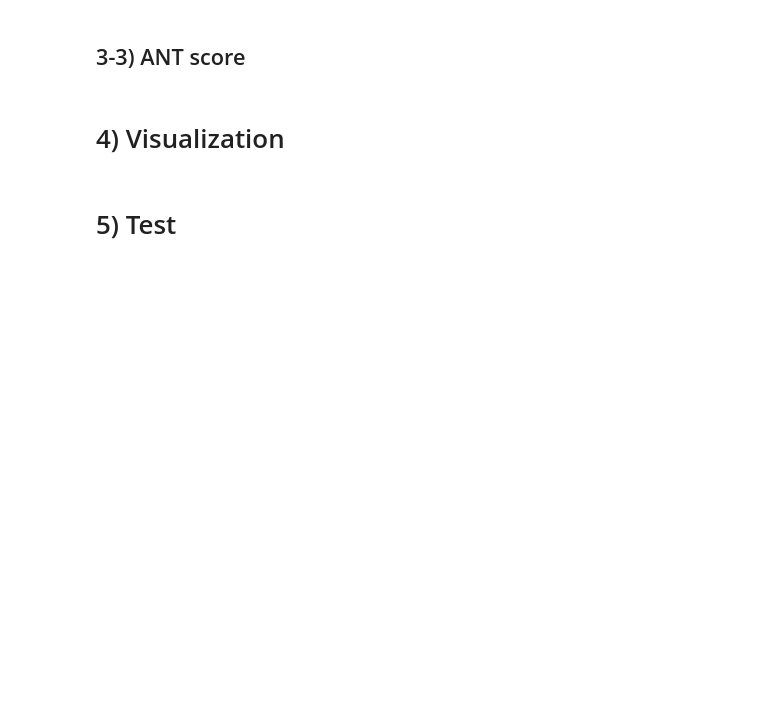
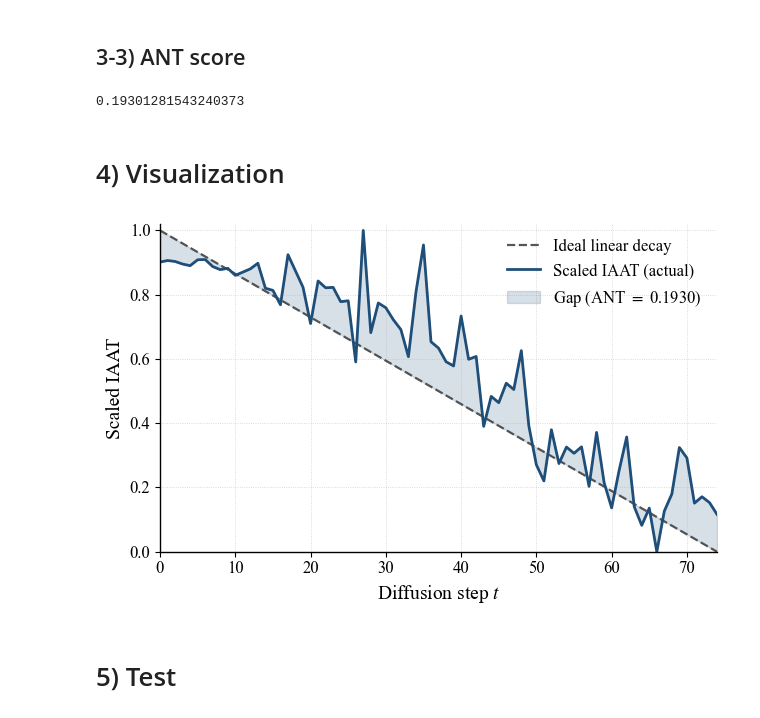
Before and after one commit to JUHWANKIM-ai/QuantDiffusion, a Jupyter notebook: ANT_score.ipynb, the cells around one changed output. Cells and saved outputs as stored; diff of their text form; code cells hidden in the pictures; blank space fills up the shorter version.

```diff
--- a/ANT_score.ipynb
+++ b/ANT_score.ipynb
@@ -37,10 +37,10 @@ print(f"시계열 길이: {len(TS[0])}")
 # 2) Define scheduler
 # %%
 scheduler = 'cosine'
-T = 500
-tau = 2.5
+T = 75
+tau = 1.5
 # %%
-betas = return_betas(scheduler, tau, T, beta_0 = 0.0001, beta_T = 0.5)
+betas = return_betas(scheduler, tau, T, beta_0 = 1e-5, beta_T = 0.5)
 # %% [markdown]
 # 3) ANT score
 # %% [markdown]
@@ -76,5 +82,7 @@ IAAT, scaled_IAAT = get_mIAAT_list(TS_acf, np.var(TS, axis=1))
 # %%
 ANT_score = calculate_ANT_score(IAAT, scaled_IAAT)
 ANT_score
+# %% [output]
+0.19301281543240373
 # %% [markdown]
 # 4) Visualization
@@ -93,3 +89,52 @@ plt.show()
+# %%
+import matplotlib as mpl
+
+mpl.rcParams.update({
+    'font.family': 'serif',
+    'font.serif': ['Times New Roman', 'DejaVu Serif'],
+    'mathtext.fontset': 'stix',
+    'font.size': 13,
+    'axes.labelsize': 14,
+    'axes.titlesize': 15,
+    'legend.fontsize': 12,
+    'xtick.labelsize': 12,
+    'ytick.labelsize': 12,
+    'axes.linewidth': 1.0,
+    'pdf.fonttype': 42,
+    'ps.fonttype': 42,
+})
+
+steps = np.arange(len(scaled_IAAT))
+ideal = np.linspace(1, 0, len(scaled_IAAT))
+
+fig, ax = plt.subplots(figsize=(6.5, 4.2))
+fig.patch.set_alpha(0.0)
+ax.patch.set_alpha(0.0)
+
+ax.plot(steps, ideal, linestyle='--', color='#444444',
+        linewidth=1.6, alpha=0.9, label='Ideal linear decay')
+ax.plot(steps, scaled_IAAT, color='#1f4e79',
+        linewidth=2.0, label='Scaled IAAT (actual)')
+ax.fill_between(steps, scaled_IAAT, ideal,
+                color='#1f4e79', alpha=0.18,
+                label=fr'Gap (ANT $=$ {ANT_score:.4f})')
+
+ax.set_xlabel(r'Diffusion step $t$')
+ax.set_ylabel(r'Scaled IAAT')
+ax.set_xlim(0, len(scaled_IAAT) - 1)
+ax.set_ylim(0, max(1.02, scaled_IAAT.max() * 1.02))
+ax.grid(True, linestyle=':', linewidth=0.6, alpha=0.6)
+ax.spines['top'].set_visible(False)
+ax.spines['right'].set_visible(False)
+
+leg = ax.legend(frameon=False, loc='upper right')
+
+fig.tight_layout()
+fig.savefig('ANT_score.pdf', transparent=True, bbox_inches='tight')
+fig.savefig('ANT_score.png', dpi=400, transparent=True, bbox_inches='tight')
+plt.show()
+# %% [output]
+[figure, added]
 # %% [markdown]
 # 5) Test
 # %%
```
Also changed, not shown: parts of 3 cells of this notebook, 3 other files.
